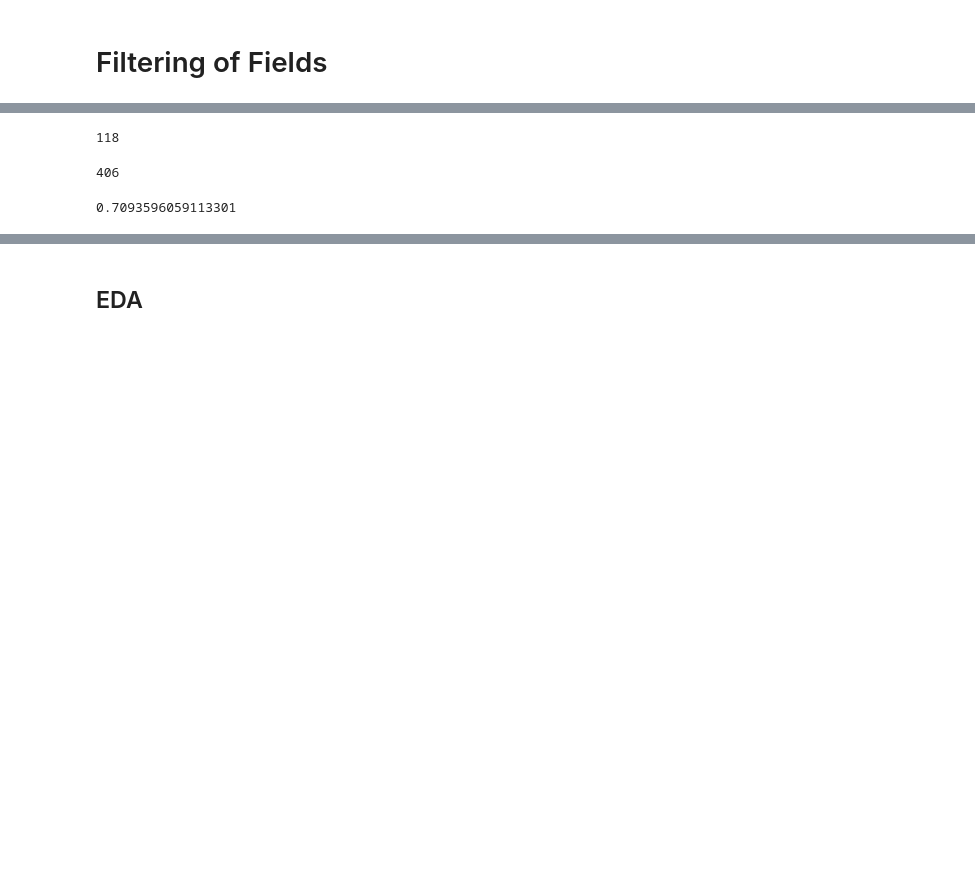
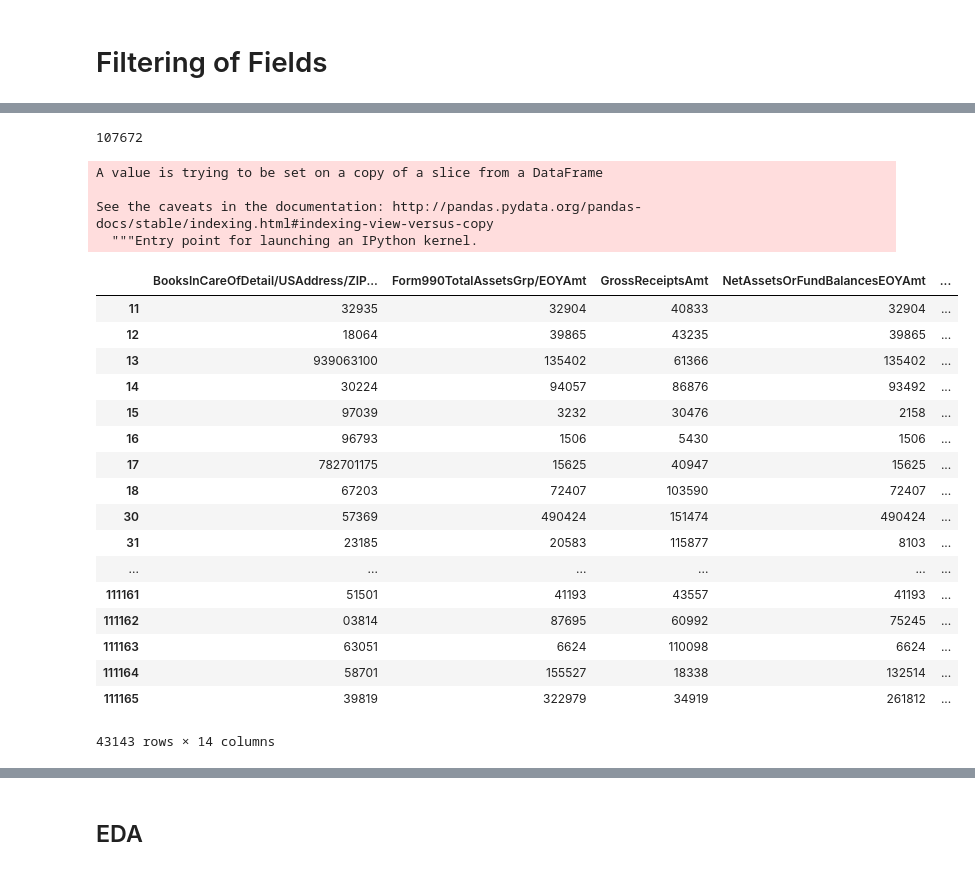
Before and after one commit to mas-dse-jcreyesc/capstone, a Jupyter notebook: DataExploration/MongoDB Filtering.ipynb, the cells around one changed output, grey strips where cells are left out. Drawn from its saved outputs; the diff is of its cells as text; code cells hidden in the pictures; blank space fills up the shorter version.

```diff
--- a/DataExploration/MongoDB Filtering.ipynb
+++ b/DataExploration/MongoDB Filtering.ipynb
@@ -95,12 +162,48 @@ len(df_990)
-# %%
-len(df_990EZ)
-# %% [output]
-118
-# %%
-len(df)
-# %% [output]
-406
-# %%
-288/406
-# %% [output]
-0.7093596059113301
+# %%
+print(len(df_990) + len(df_990EZ))
+# %% [output]
+107672
+# %%
+names = []
+for name in df_990.columns:
+    if name[0:8] == '/IRS990/':
+        names.append(name[8:])
+    else:
+        names.append(name)
+df_990.columns = names
+
+names = []
+for name in df_990EZ.columns:
+    if name[0:10] == '/IRS990EZ/':
+        names.append(name[10:])
+    elif name[0:8] == '/IRS990/':
+        names.append(name[8:])
+    else:
+        names.append(name)
+df_990EZ.columns = names
+# %%
+df_990EZ.dropna(axis=1, thresh=100, inplace=True)
+df_990EZ
+# %% [output]
+A value is trying to be set on a copy of a slice from a DataFrame
+
+See the caveats in the documentation: http://pandas.pydata.org/pandas-docs/stable/indexing.html#indexing-view-versus-copy
+  """Entry point for launching an IPython kernel.
+|  | BooksInCareOfDetail/USAddress/ZIP... | Form990TotalAssetsGrp/EOYAmt | GrossReceiptsAmt | NetAssetsOrFundBalancesEOYAmt | ... |
+| 11 | 32935 | 32904 | 40833 | 32904 | ... |
+| 12 | 18064 | 39865 | 43235 | 39865 | ... |
+| 13 | 939063100 | 135402 | 61366 | 135402 | ... |
+| 14 | 30224 | 94057 | 86876 | 93492 | ... |
+| 15 | 97039 | 3232 | 30476 | 2158 | ... |
+| 16 | 96793 | 1506 | 5430 | 1506 | ... |
+| 17 | 782701175 | 15625 | 40947 | 15625 | ... |
+| 18 | 67203 | 72407 | 103590 | 72407 | ... |
+| 30 | 57369 | 490424 | 151474 | 490424 | ... |
+| 31 | 23185 | 20583 | 115877 | 8103 | ... |
+| ... | ... | ... | ... | ... | ... |
+| 111161 | 51501 | 41193 | 43557 | 41193 | ... |
+| 111162 | 03814 | 87695 | 60992 | 75245 | ... |
+| 111163 | 63051 | 6624 | 110098 | 6624 | ... |
+| 111164 | 58701 | 155527 | 18338 | 132514 | ... |
+| 111165 | 39819 | 322979 | 34919 | 261812 | ... |
+43143 rows × 14 columns
```
Also changed, not shown: parts of 21 cells of this notebook, 1 other file.
